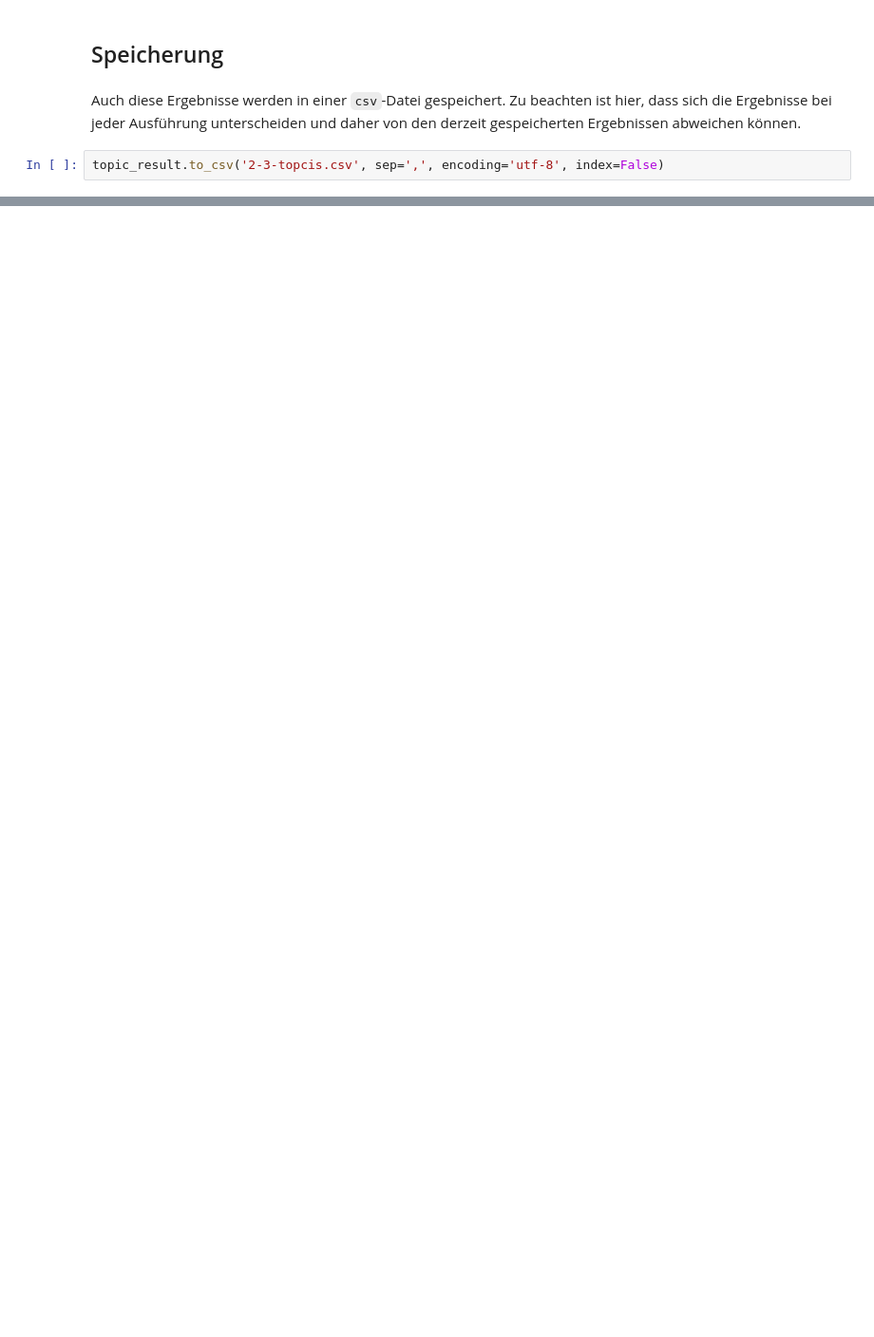
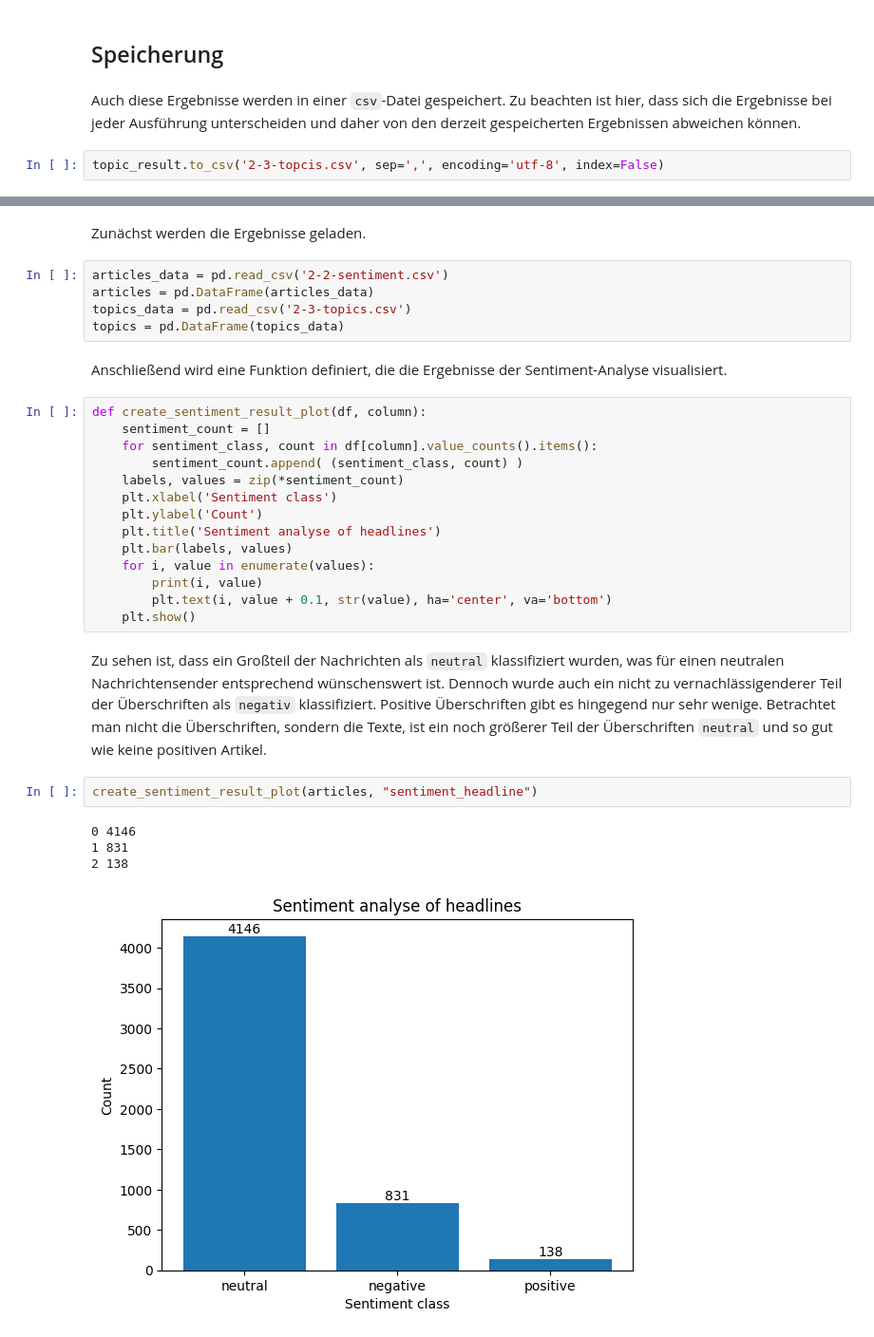
Before and after one commit to okaihe/SS2024-ASUD-Textanalyse, a Jupyter notebook: 1-2-Datenanalyse.ipynb, the cells around one changed output, grey strips where cells are left out. Shown at 95% size. Drawn from its saved outputs; the diff is of its cells as text; blank space fills up the shorter version.

Commit message:
Add visualizations

```diff
--- a/1-2-Datenanalyse.ipynb
+++ b/1-2-Datenanalyse.ipynb
@@ -172,0 +181,32 @@ topic_result.to_csv('2-3-topcis.csv', sep=',', encoding='utf-8', index=False)
+# %% [markdown]
+Zunächst werden die Ergebnisse geladen.
+# %%
+articles_data = pd.read_csv('2-2-sentiment.csv')
+articles = pd.DataFrame(articles_data)
+topics_data = pd.read_csv('2-3-topics.csv')
+topics = pd.DataFrame(topics_data)
+# %% [markdown]
+Anschließend wird eine Funktion definiert, die die Ergebnisse der Sentiment-Analyse visualisiert.
+# %%
+def create_sentiment_result_plot(df, column):
+    sentiment_count = []
+    for sentiment_class, count in df[column].value_counts().items():
+        sentiment_count.append( (sentiment_class, count) )
+    labels, values = zip(*sentiment_count)
+    plt.xlabel('Sentiment class')
+    plt.ylabel('Count')
+    plt.title('Sentiment analyse of headlines')
+    plt.bar(labels, values)
+    for i, value in enumerate(values):
+        print(i, value)
+        plt.text(i, value + 0.1, str(value), ha='center', va='bottom')
+    plt.show()
+# %% [markdown]
+Zu sehen ist, dass ein Großteil der Nachrichten als `neutral` klassifiziert wurden, was für einen neutralen Nachrichtensender entsprechend wünschenswert ist. Dennoch wurde auch ein nicht zu vernachlässigenderer Teil der Überschriften als `negativ` klassifiziert. Positive Überschriften gibt es hingegend nur sehr wenige. Betrachtet man nicht die Überschriften, sondern die Texte, ist ein noch größerer Teil der Überschriften `neutral` und so gut wie keine positiven Artikel.
+# %%
+create_sentiment_result_plot(articles, "sentiment_headline")
+# %% [output]
+0 4146
+1 831
+2 138
+[figure, added]
```
Also changed, not shown: parts of 9 cells of this notebook, 1 other file.
